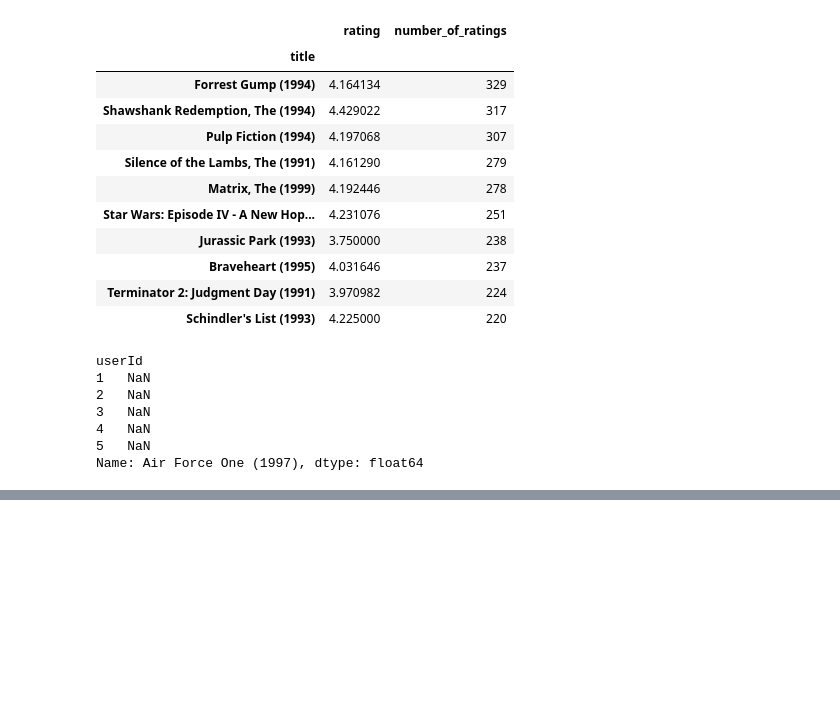
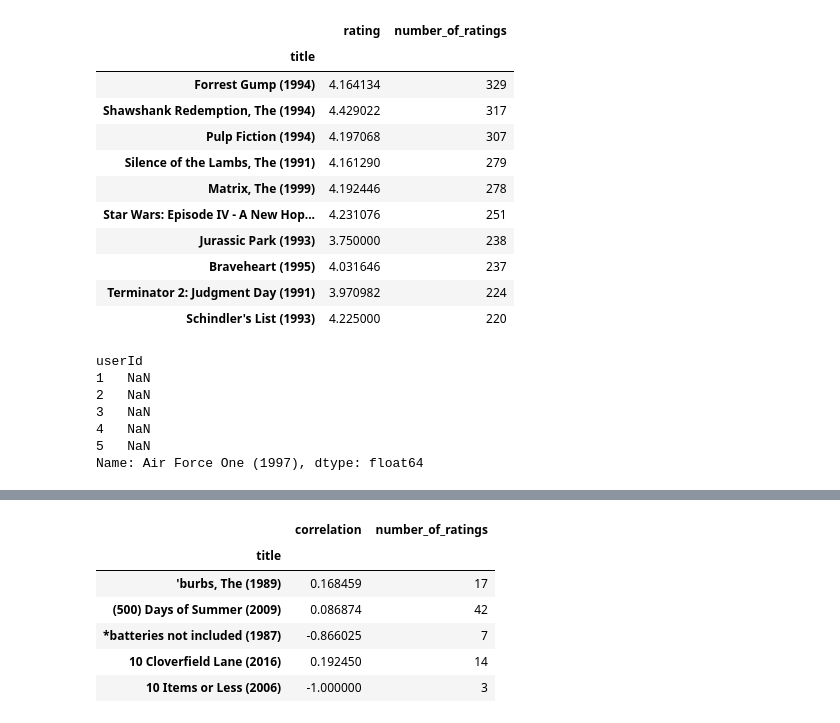
Before and after one commit to emori92/recommender_practice, a Jupyter notebook: main.ipynb, the cells around one changed output, grey strips where cells are left out. Cells and saved outputs as stored; diff of their text form; code cells hidden in the pictures; blank space fills up the shorter version.

```diff
--- a/main.ipynb
+++ b/main.ipynb
@@ -197,0 +259,14 @@ pandas.core.series.Series
+# %%
+# レビュー数と結合する
+corr_AFO = corr_AFO.join(ratings['number_of_ratings'])
+corr_contact = corr_contact.join(ratings['number_of_ratings'])
+
+corr_AFO.head()
+# %% [output]
+|  | correlation | number_of_ratings |
+| title |  |  |
+| 'burbs, The (1989) | 0.168459 | 17 |
+| (500) Days of Summer (2009) | 0.086874 | 42 |
+| *batteries not included (1987) | -0.866025 | 7 |
+| 10 Cloverfield Lane (2016) | 0.192450 | 14 |
+| 10 Items or Less (2006) | -1.000000 | 3 |
```
Also changed, not shown: parts of 11 cells of this notebook.
